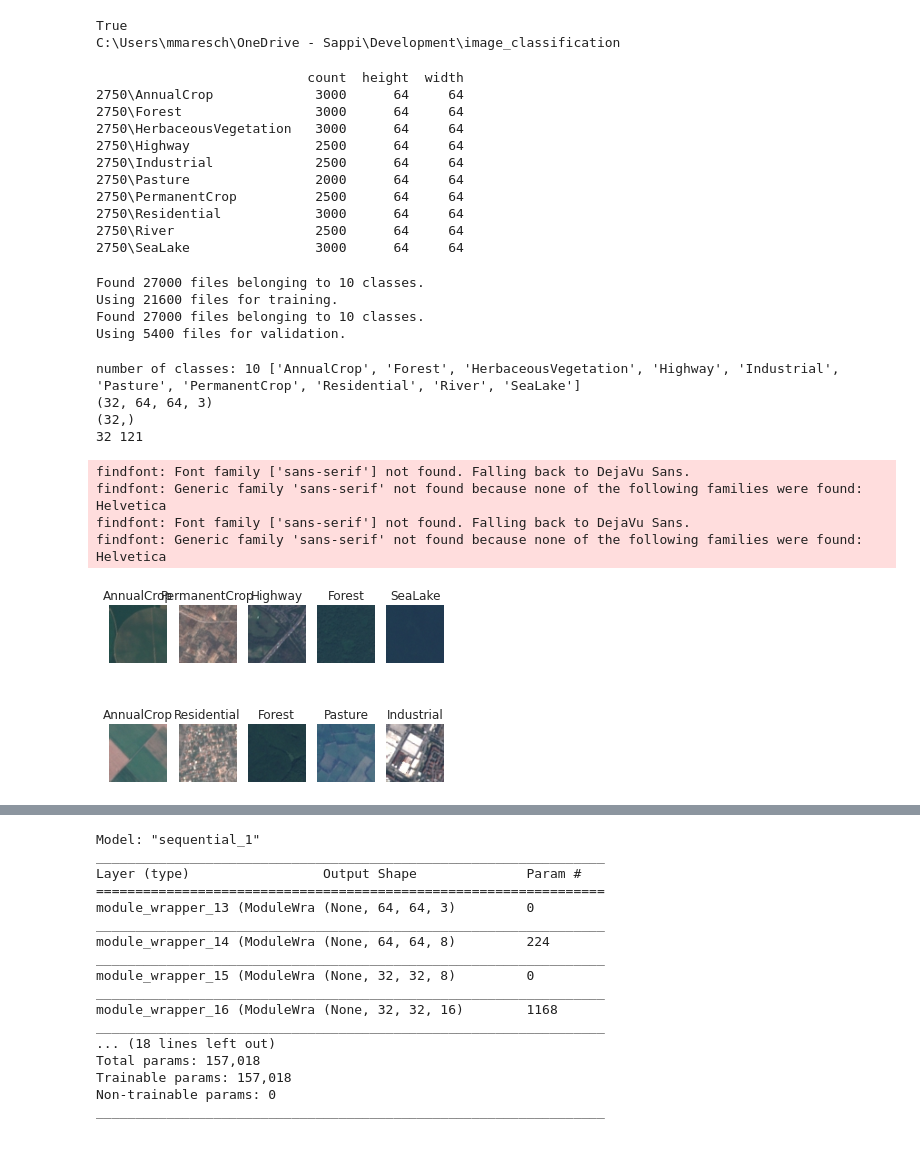
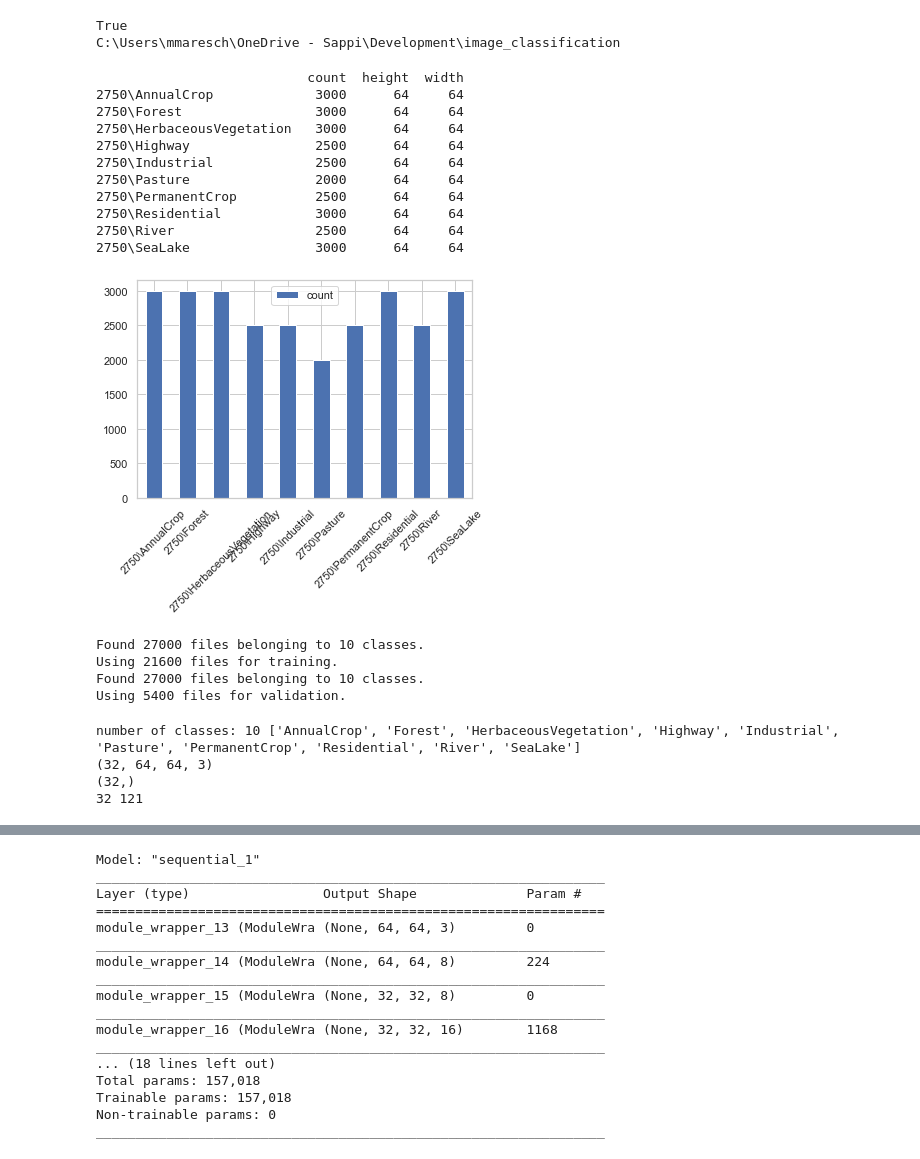
Before and after one commit to markusmaresch/image_classification, a Jupyter notebook: cnn_train.ipynb, the cells around one changed output, grey strips where cells are left out. Drawn from its saved outputs; the diff is of its cells as text; code cells hidden in the pictures.

```diff
--- a/cnn_train.ipynb
+++ b/cnn_train.ipynb
@@ -40,33 +40,34 @@ C:\Users\mmaresch\OneDrive - Sappi\Development\image_classification
 # %%
 data = {}
 img_height, img_width = 0, 0
 for path, dirs, files in os.walk(train_data_dir):
     dir_name = path.split('/')[-1]
-    #print(files)
     if len(files) > 0:
         first_file = files[0]
         file_name, file_ext = first_file.split('.')
         if file_ext == 'jpg':
             image = Image.open(f'{path}/{first_file}')
             img_width, img_height = image.size
             image.close()
             data[dir_name] = {'count': len(files), 'height': img_height, 'width': img_width}
 
 df = pd.DataFrame.from_dict(data, orient='index')
 print(df.head(10))
-# ax = df.plot.bar(y='count', rot=45)
+print()
+ax = df.plot.bar(y='count', rot=45)
 # %% [output]
                            count  height  width
 2750\AnnualCrop             3000      64     64
 2750\Forest                 3000      64     64
 2750\HerbaceousVegetation   3000      64     64
 2750\Highway                2500      64     64
 2750\Industrial             2500      64     64
 2750\Pasture                2000      64     64
 2750\PermanentCrop          2500      64     64
 2750\Residential            3000      64     64
 2750\River                  2500      64     64
 2750\SeaLake                3000      64     64
+[figure, added]
 # %%
 # ===============================================================================
 # create training, validation and testing dataset
@@ -92,43 +93,28 @@ Found 27000 files belonging to 10 classes.
 Using 21600 files for training.
 Found 27000 files belonging to 10 classes.
 Using 5400 files for validation.
-# %%
-# ===============================================================================
-# inspect tensorflow training dataset
-
-# get class names and number of classes
-class_names = train_dataset.class_names
-num_classes = len(class_names)
-print(f'number of classes: {num_classes}', class_names)
-
-# retrieve a single batch of 32 images.
-image_batch, label_batch = next(iter(train_dataset))
-
-# image_batch = tensor of the shape (32, 64, 64, 3), image shape = 64 x 64 x 3 (height x width x channels)
-# label_batch = tensor of the shape (32,), (integer labels)
-print(image_batch.shape)
-print(label_batch.shape)
-
-# check image value range
-first_image = image_batch[0].numpy().astype("uint8")
-print(np.min(first_image), np.max(first_image))
-
-# visualize 10 images from dataset
-plt.figure()
-for i in range(10):
-    ax = plt.subplot(2, 5, i + 1)
-    image = image_batch[i].numpy().astype("uint8")
-    plt.imshow(image)
-    plt.title(class_names[label_batch[i]])
-    plt.axis("off")
-plt.show()
-# %% [output]
-number of classes: 10 ['AnnualCrop', 'Forest', 'HerbaceousVegetation', 'Highway', 'Industrial', 'Pasture', 'PermanentCrop', 'Residential', 'River', 'SeaLake']
-(32, 64, 64, 3)
-(32,)
-32 121
-findfont: Font family ['sans-serif'] not found. Falling back to DejaVu Sans.
-findfont: Generic family 'sans-serif' not found because none of the following families were found: Helvetica
-findfont: Font family ['sans-serif'] not found. Falling back to DejaVu Sans.
-findfont: Generic family 'sans-serif' not found because none of the following families were found: Helvetica
-[figure, removed]
+# %%
+# ===============================================================================
+# inspect tensorflow training dataset
+
+# get class names and number of classes
+class_names = train_dataset.class_names
+num_classes = len(class_names)
+print(f'number of classes: {num_classes}', class_names)
+
+# retrieve a single batch of 32 images.
+image_batch, label_batch = next(iter(train_dataset))
+
+# image_batch = tensor of the shape (32, 64, 64, 3), image shape = 64 x 64 x 3 (height x width x channels)
+# label_batch = tensor of the shape (32,), (integer labels)
+print(image_batch.shape)
+print(label_batch.shape)
+
+# check image value range
+first_image = image_batch[0].numpy().astype("uint8")
+print(np.min(first_image), np.max(first_image))
+# %% [output]
+number of classes: 10 ['AnnualCrop', 'Forest', 'HerbaceousVegetation', 'Highway', 'Industrial', 'Pasture', 'PermanentCrop', 'Residential', 'River', 'SeaLake']
+(32, 64, 64, 3)
+(32,)
+32 121
```
Also changed, not shown: parts of 12 cells of this notebook.
